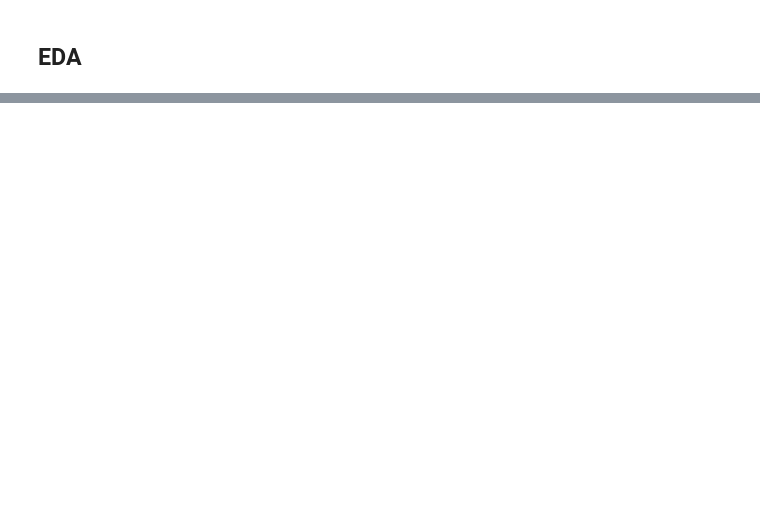
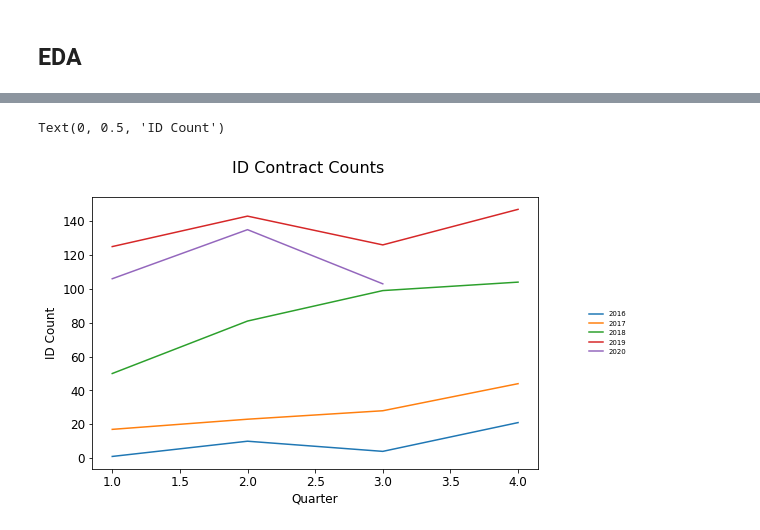
Before and after one commit to meaganlazer/Sales_Funnel, a Jupyter notebook: Binterview.ipynb, the cells around one changed output, grey strips where cells are left out. Cells and saved outputs as stored; diff of their text form; code cells hidden in the pictures; blank space fills up the shorter version.

```diff
--- a/Binterview.ipynb
+++ b/Binterview.ipynb
@@ -162,0 +276,13 @@ for db in mycursor:
+# %%
+(contracts_df.groupby([contracts_df['StartDate'].dt.quarter,\
+                       contracts_df['StartDate'].dt.year])\
+ ['Id'].count()).unstack().plot(kind='line', figsize=(8,5))
+
+plt.legend(loc='center left', bbox_to_anchor=(1.1, .5), fontsize='x-small', frameon=False)
+plt.suptitle('ID Contract Counts', fontsize=16)
+plt.tick_params(labelsize = 12)
+plt.xlabel('Quarter', fontsize=12)
+plt.ylabel('ID Count', fontsize=12)
+# %% [output]
+Text(0, 0.5, 'ID Count')
+[figure, added]
```
Also changed, not shown: parts of 40 cells of this notebook.
